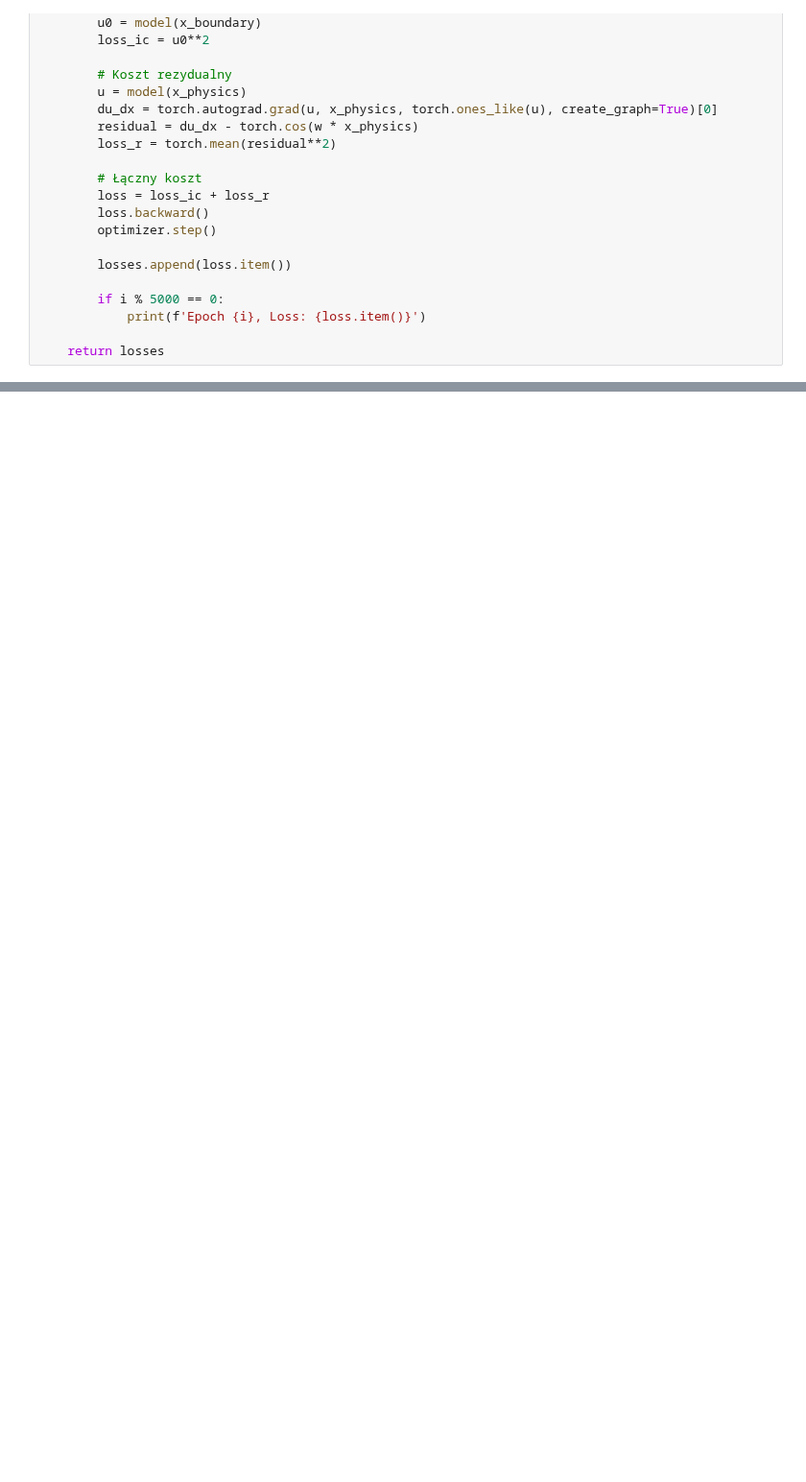
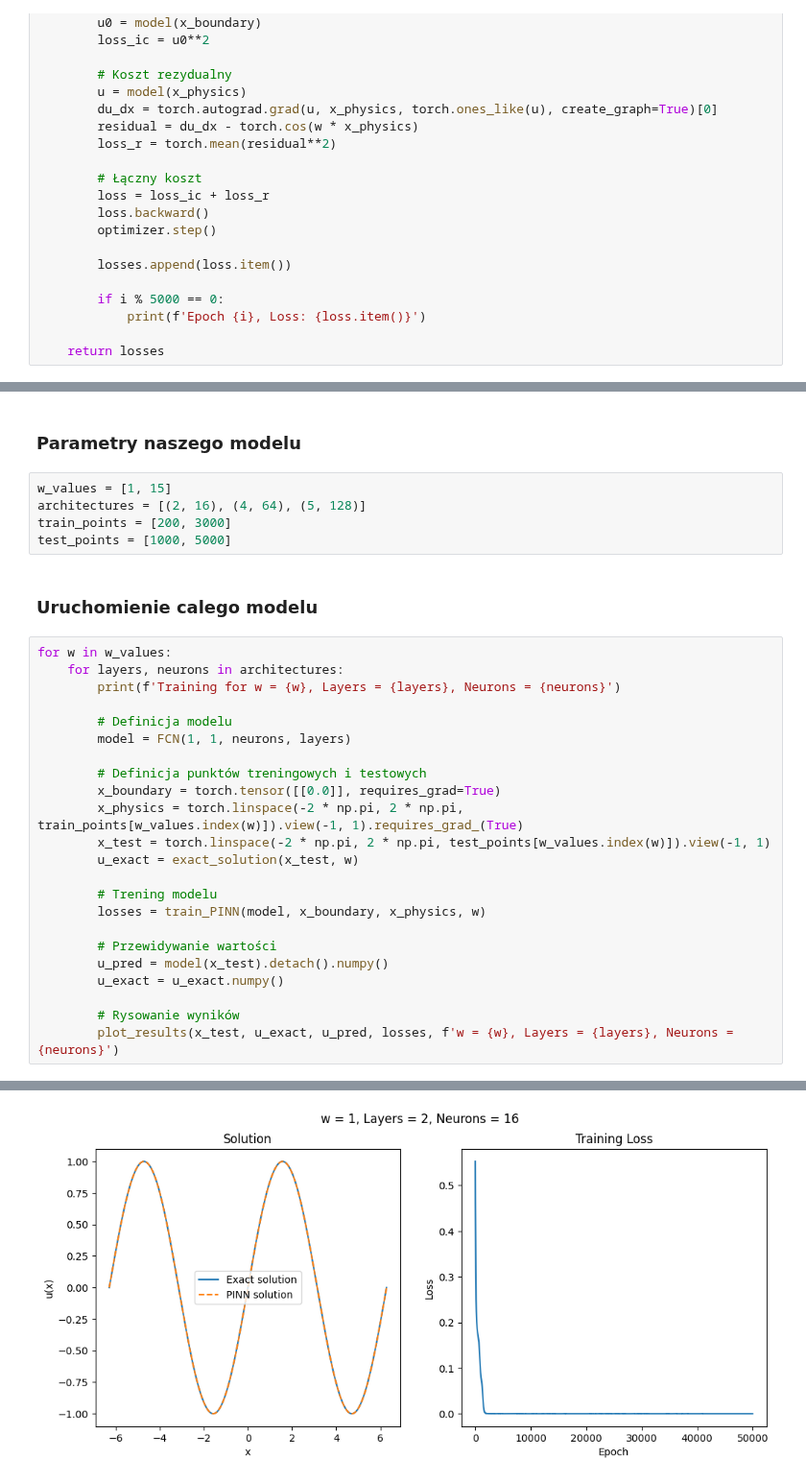
Before and after one commit to arturgesiarz/CalculationTechMethods-Course, a Jupyter notebook: lab10/ex1.ipynb, the cells around one changed output, grey strips where cells are left out. Shown at 96% size. Saved outputs shown, nothing was run; the diff lists cells and outputs as text; blank space fills up the shorter version.

```diff
--- a/lab10/ex1.ipynb
+++ b/lab10/ex1.ipynb
@@ -65,0 +88,33 @@ def train_PINN(model, x_boundary, x_physics, w, epochs=50000, lr=0.001):
+# %% [markdown]
+### Parametry naszego modelu
+# %%
+w_values = [1, 15]
+architectures = [(2, 16), (4, 64), (5, 128)]
+train_points = [200, 3000]
+test_points = [1000, 5000]
+# %% [markdown]
+### Uruchomienie calego modelu
+# %%
+for w in w_values:
+    for layers, neurons in architectures:
+        print(f'Training for w = {w}, Layers = {layers}, Neurons = {neurons}')
+
+        # Definicja modelu
+        model = FCN(1, 1, neurons, layers)
+
+        # Definicja punktów treningowych i testowych
+        x_boundary = torch.tensor([[0.0]], requires_grad=True)
+        x_physics = torch.linspace(-2 * np.pi, 2 * np.pi, train_points[w_values.index(w)]).view(-1, 1).requires_grad_(True)
+        x_test = torch.linspace(-2 * np.pi, 2 * np.pi, test_points[w_values.index(w)]).view(-1, 1)
+        u_exact = exact_solution(x_test, w)
+
+        # Trening modelu
+        losses = train_PINN(model, x_boundary, x_physics, w)
+
+        # Przewidywanie wartości
+        u_pred = model(x_test).detach().numpy()
+        u_exact = u_exact.numpy()
+
+        # Rysowanie wyników
+        plot_results(x_test, u_exact, u_pred, losses, f'w = {w}, Layers = {layers}, Neurons = {neurons}')
+# %% [output]
@@ -65,0 +132 @@ def train_PINN(model, x_boundary, x_physics, w, epochs=50000, lr=0.001):
+[figure, added]
```
Also changed, not shown: parts of 3 cells of this notebook.
